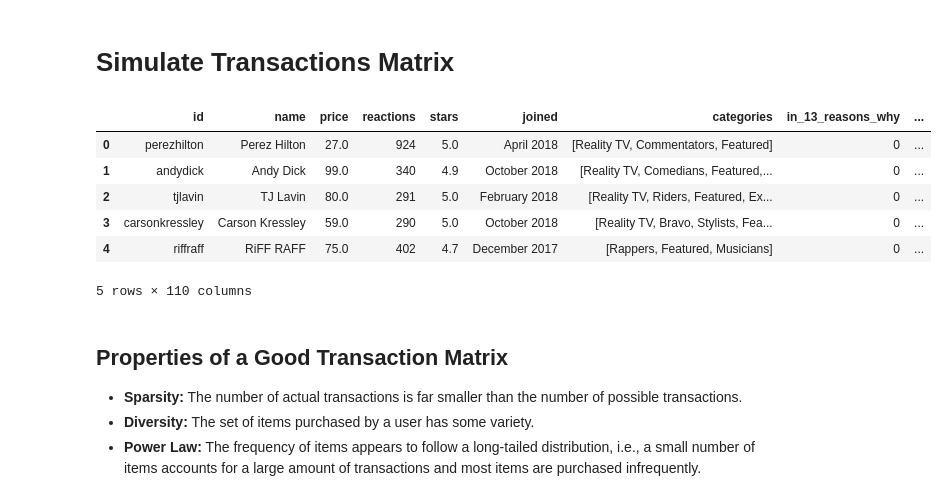
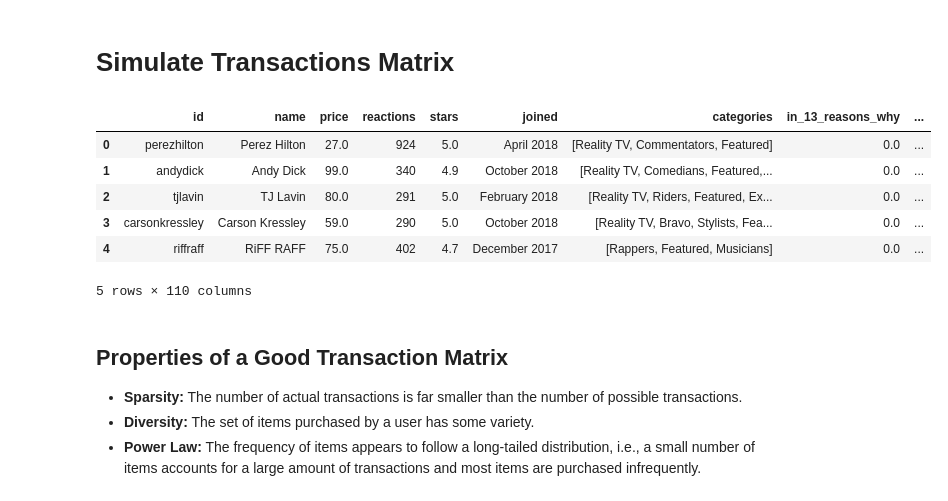
Before and after one commit to acmillinoistech/redcarpet, a Jupyter notebook: data/Simulate Transactions Matrix.ipynb, the cells around one changed output. Saved outputs shown, nothing was run; the diff lists cells and outputs as text; code cells hidden in the pictures.

```diff
--- a/data/Simulate Transactions Matrix.ipynb
+++ b/data/Simulate Transactions Matrix.ipynb
@@ -12,21 +10,22 @@ from item_strings import COLUMN_LABELS, READABLE_LABELS, ATTRIBUTES
+# %%
+item_file = "talent.pkl"
+item_records, COLUMN_LABELS, READABLE_LABELS, ATTRIBUTES = pickle.load(open(item_file, "rb"))
+df = pd.DataFrame(item_records)[ATTRIBUTES + COLUMN_LABELS].fillna(value=0)
+df.head()
+# %% [output]
+|  | id | name | price | reactions | stars | joined | categories | in_13_reasons_why | ... |
+| 0 | perezhilton | Perez Hilton | 27.0 | 924 | 5.0 | April 2018 | [Reality TV, Commentators, Featured] | 0.0 | ... |
+| 1 | andydick | Andy Dick | 99.0 | 340 | 4.9 | October 2018 | [Reality TV, Comedians, Featured,... | 0.0 | ... |
+| 2 | tjlavin | TJ Lavin | 80.0 | 291 | 5.0 | February 2018 | [Reality TV, Riders, Featured, Ex... | 0.0 | ... |
+| 3 | carsonkressley | Carson Kressley | 59.0 | 290 | 5.0 | October 2018 | [Reality TV, Bravo, Stylists, Fea... | 0.0 | ... |
+| 4 | riffraff | RiFF RAFF | 75.0 | 402 | 4.7 | December 2017 | [Rappers, Featured, Musicians] | 0.0 | ... |
+5 rows × 110 columns
 # %%
 COLUMN_TO_READABLE = {}
 READABLE_TO_COLUMN = {}
 for column, readable in zip(COLUMN_LABELS, READABLE_LABELS):
     COLUMN_TO_READABLE[column] = readable
     READABLE_TO_COLUMN[readable] = column
-# %%
-df = pd.read_csv("talent.csv")
-df["categories"] = df["categories"].apply(lambda s: literal_eval(s))
-df.head()
-# %% [output]
-|  | id | name | price | reactions | stars | joined | categories | in_13_reasons_why | ... |
-| 0 | perezhilton | Perez Hilton | 27.0 | 924 | 5.0 | April 2018 | [Reality TV, Commentators, Featured] | 0 | ... |
-| 1 | andydick | Andy Dick | 99.0 | 340 | 4.9 | October 2018 | [Reality TV, Comedians, Featured,... | 0 | ... |
-| 2 | tjlavin | TJ Lavin | 80.0 | 291 | 5.0 | February 2018 | [Reality TV, Riders, Featured, Ex... | 0 | ... |
-| 3 | carsonkressley | Carson Kressley | 59.0 | 290 | 5.0 | October 2018 | [Reality TV, Bravo, Stylists, Fea... | 0 | ... |
-| 4 | riffraff | RiFF RAFF | 75.0 | 402 | 4.7 | December 2017 | [Rappers, Featured, Musicians] | 0 | ... |
-5 rows × 110 columns
 # %% [markdown]
 ## Properties of a Good Transaction Matrix
 
```
Also changed, not shown: parts of 2 cells of this notebook, 5 other files.
